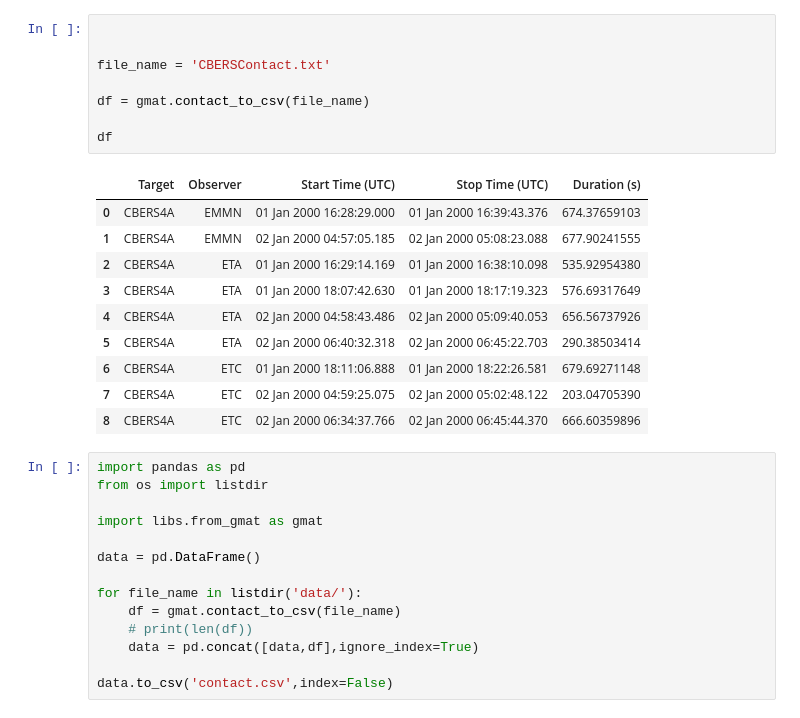
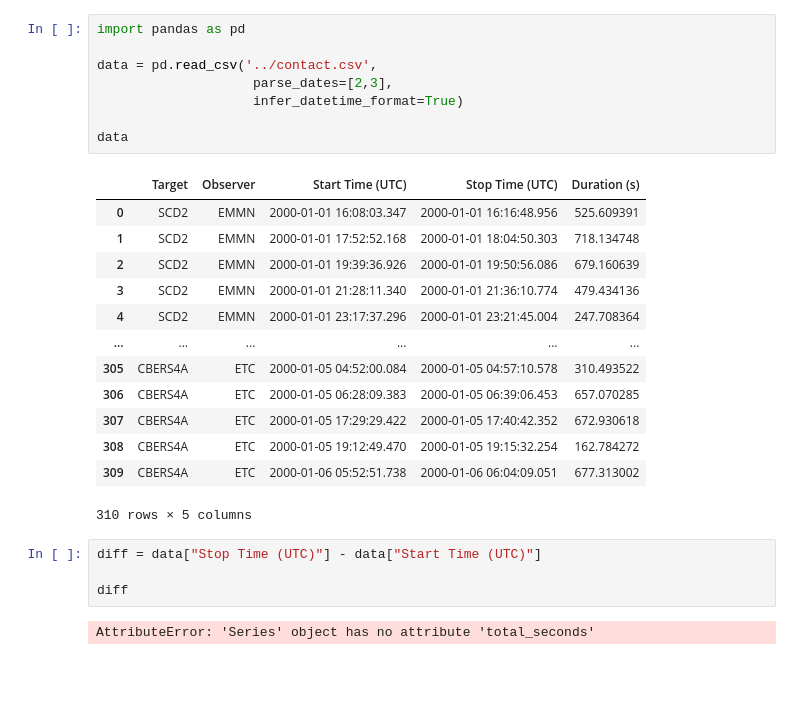
Before and after one commit to clgbatista/phdModelling, a Jupyter notebook: python_scritps/notebooks/parcing_csv.ipynb, the cells around one changed output. Cells and saved outputs as stored; diff of their text form; blank space fills up the shorter version.

Commit message:
parsing the time as timestamp

```diff
--- a/python_scritps/notebooks/parcing_csv.ipynb
+++ b/python_scritps/notebooks/parcing_csv.ipynb
@@ -58,33 +1,28 @@ df
-# %%
-
-
-file_name = 'CBERSContact.txt'
-
-df = gmat.contact_to_csv(file_name)
-
-df
-# %% [output]
-|  | Target | Observer | Start Time (UTC) | Stop Time (UTC) | Duration (s) |
-| 0 | CBERS4A | EMMN | 01 Jan 2000 16:28:29.000 | 01 Jan 2000 16:39:43.376 | 674.37659103 |
-| 1 | CBERS4A | EMMN | 02 Jan 2000 04:57:05.185 | 02 Jan 2000 05:08:23.088 | 677.90241555 |
-| 2 | CBERS4A | ETA | 01 Jan 2000 16:29:14.169 | 01 Jan 2000 16:38:10.098 | 535.92954380 |
-| 3 | CBERS4A | ETA | 01 Jan 2000 18:07:42.630 | 01 Jan 2000 18:17:19.323 | 576.69317649 |
-| 4 | CBERS4A | ETA | 02 Jan 2000 04:58:43.486 | 02 Jan 2000 05:09:40.053 | 656.56737926 |
-| 5 | CBERS4A | ETA | 02 Jan 2000 06:40:32.318 | 02 Jan 2000 06:45:22.703 | 290.38503414 |
-| 6 | CBERS4A | ETC | 01 Jan 2000 18:11:06.888 | 01 Jan 2000 18:22:26.581 | 679.69271148 |
-| 7 | CBERS4A | ETC | 02 Jan 2000 04:59:25.075 | 02 Jan 2000 05:02:48.122 | 203.04705390 |
-| 8 | CBERS4A | ETC | 02 Jan 2000 06:34:37.766 | 02 Jan 2000 06:45:44.370 | 666.60359896 |
-# %%
-import pandas as pd
-from os import listdir
-
-import libs.from_gmat as gmat
-
-data = pd.DataFrame()
-
-for file_name in listdir('data/'):
-    df = gmat.contact_to_csv(file_name)
-    # print(len(df))
-    data = pd.concat([data,df],ignore_index=True)
-
-data.to_csv('contact.csv',index=False)
+# %%
+import pandas as pd
+
+data = pd.read_csv('../contact.csv',
+                    parse_dates=[2,3],
+                    infer_datetime_format=True)
+
+data
+# %% [output]
+|  | Target | Observer | Start Time (UTC) | Stop Time (UTC) | Duration (s) |
+| 0 | SCD2 | EMMN | 2000-01-01 16:08:03.347 | 2000-01-01 16:16:48.956 | 525.609391 |
+| 1 | SCD2 | EMMN | 2000-01-01 17:52:52.168 | 2000-01-01 18:04:50.303 | 718.134748 |
+| 2 | SCD2 | EMMN | 2000-01-01 19:39:36.926 | 2000-01-01 19:50:56.086 | 679.160639 |
+| 3 | SCD2 | EMMN | 2000-01-01 21:28:11.340 | 2000-01-01 21:36:10.774 | 479.434136 |
+| 4 | SCD2 | EMMN | 2000-01-01 23:17:37.296 | 2000-01-01 23:21:45.004 | 247.708364 |
+| ... | ... | ... | ... | ... | ... |
+| 305 | CBERS4A | ETC | 2000-01-05 04:52:00.084 | 2000-01-05 04:57:10.578 | 310.493522 |
+| 306 | CBERS4A | ETC | 2000-01-05 06:28:09.383 | 2000-01-05 06:39:06.453 | 657.070285 |
+| 307 | CBERS4A | ETC | 2000-01-05 17:29:29.422 | 2000-01-05 17:40:42.352 | 672.930618 |
+| 308 | CBERS4A | ETC | 2000-01-05 19:12:49.470 | 2000-01-05 19:15:32.254 | 162.784272 |
+| 309 | CBERS4A | ETC | 2000-01-06 05:52:51.738 | 2000-01-06 06:04:09.051 | 677.313002 |
+310 rows × 5 columns
+# %%
+diff = data["Stop Time (UTC)"] - data["Start Time (UTC)"]
+
+diff
+# %% [output]
+AttributeError: 'Series' object has no attribute 'total_seconds'
```
Also changed, not shown: parts of 5 cells of this notebook, 2 other files.
